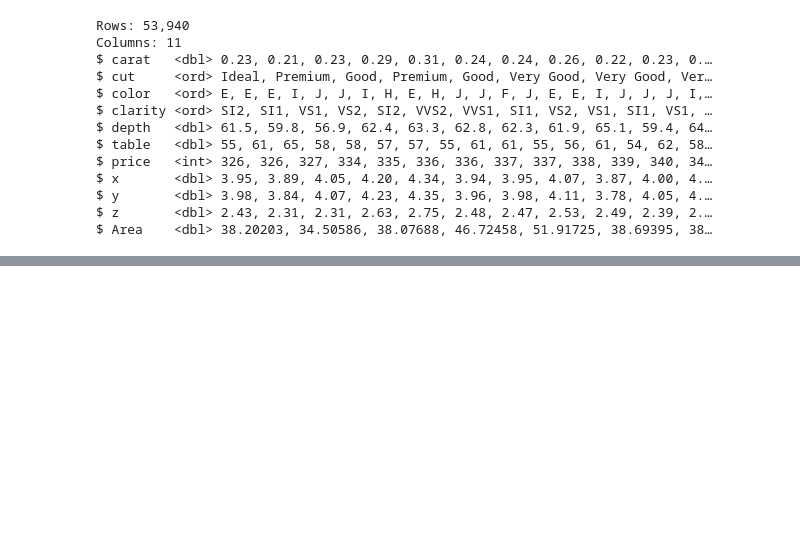
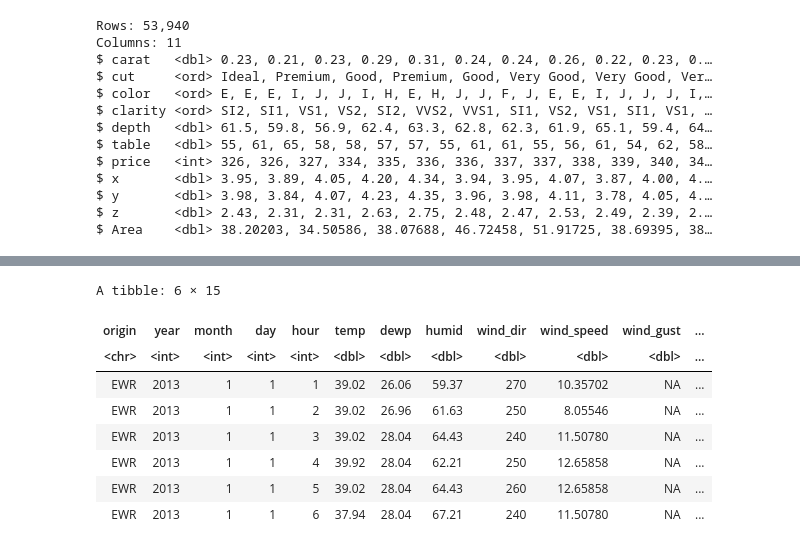
Before and after one commit to cann-emma/R, a Jupyter notebook: Dplyr.ipynb, the cells around one changed output, grey strips where cells are left out. Saved outputs shown, nothing was run; the diff lists cells and outputs as text; code cells hidden in the pictures; blank space fills up the shorter version.

```diff
--- a/Dplyr.ipynb
+++ b/Dplyr.ipynb
@@ -175,0 +182,12 @@ $ Area    <dbl> 38.20203, 34.50586, 38.07688, 46.72458, 51.91725, 38.69395, 38
+# %%
+head(weather)
+# %% [output]
+A tibble: 6 × 15
+| origin | year | month | day | hour | temp | dewp | humid | wind_dir | wind_speed | wind_gust | ... |
+| <chr> | <int> | <int> | <int> | <int> | <dbl> | <dbl> | <dbl> | <dbl> | <dbl> | <dbl> | ... |
+| EWR | 2013 | 1 | 1 | 1 | 39.02 | 26.06 | 59.37 | 270 | 10.35702 | NA | ... |
+| EWR | 2013 | 1 | 1 | 2 | 39.02 | 26.96 | 61.63 | 250 | 8.05546 | NA | ... |
+| EWR | 2013 | 1 | 1 | 3 | 39.02 | 28.04 | 64.43 | 240 | 11.50780 | NA | ... |
+| EWR | 2013 | 1 | 1 | 4 | 39.92 | 28.04 | 62.21 | 250 | 12.65858 | NA | ... |
+| EWR | 2013 | 1 | 1 | 5 | 39.02 | 28.04 | 64.43 | 260 | 12.65858 | NA | ... |
+| EWR | 2013 | 1 | 1 | 6 | 37.94 | 28.04 | 67.21 | 240 | 11.50780 | NA | ... |
```
Also changed, not shown: parts of 7 cells of this notebook.
